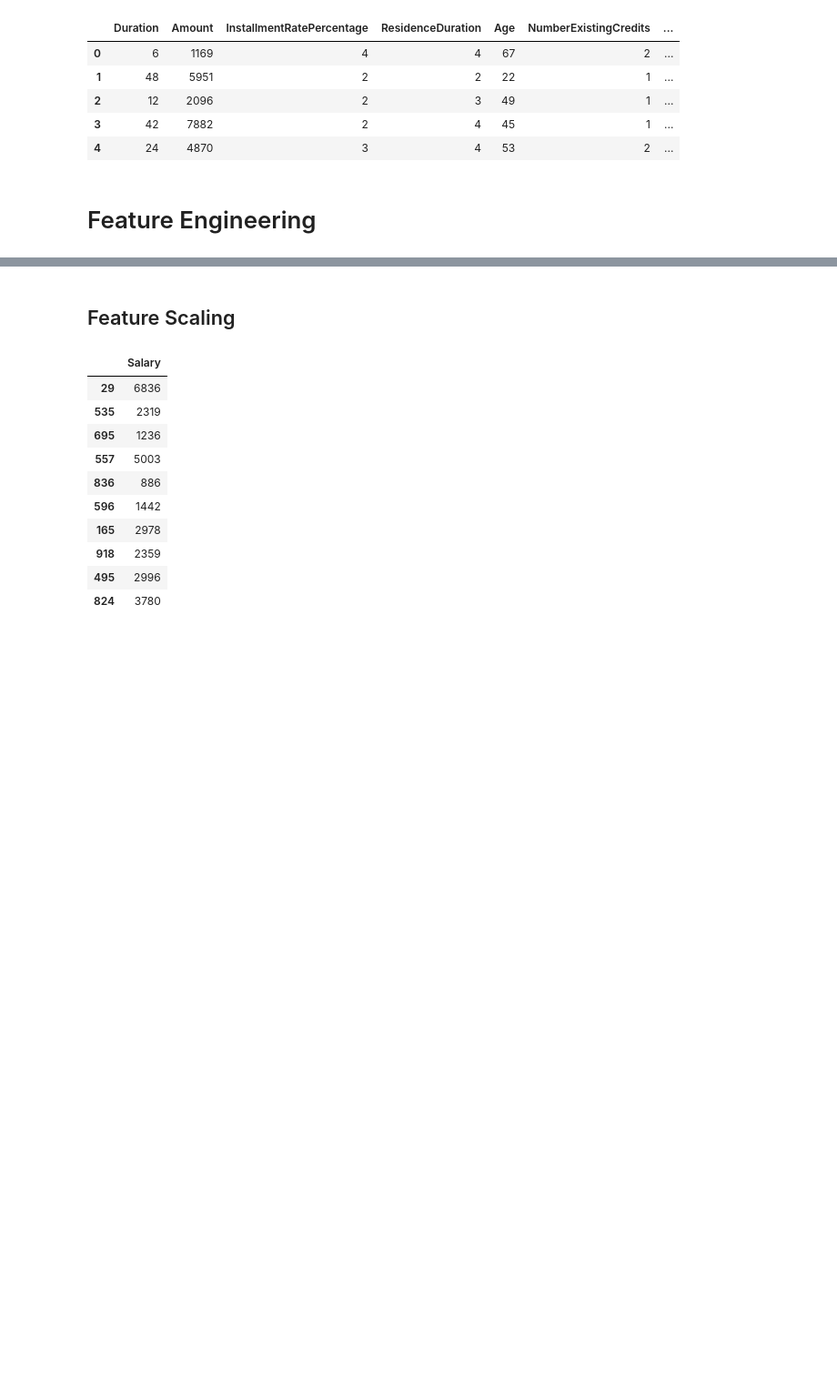
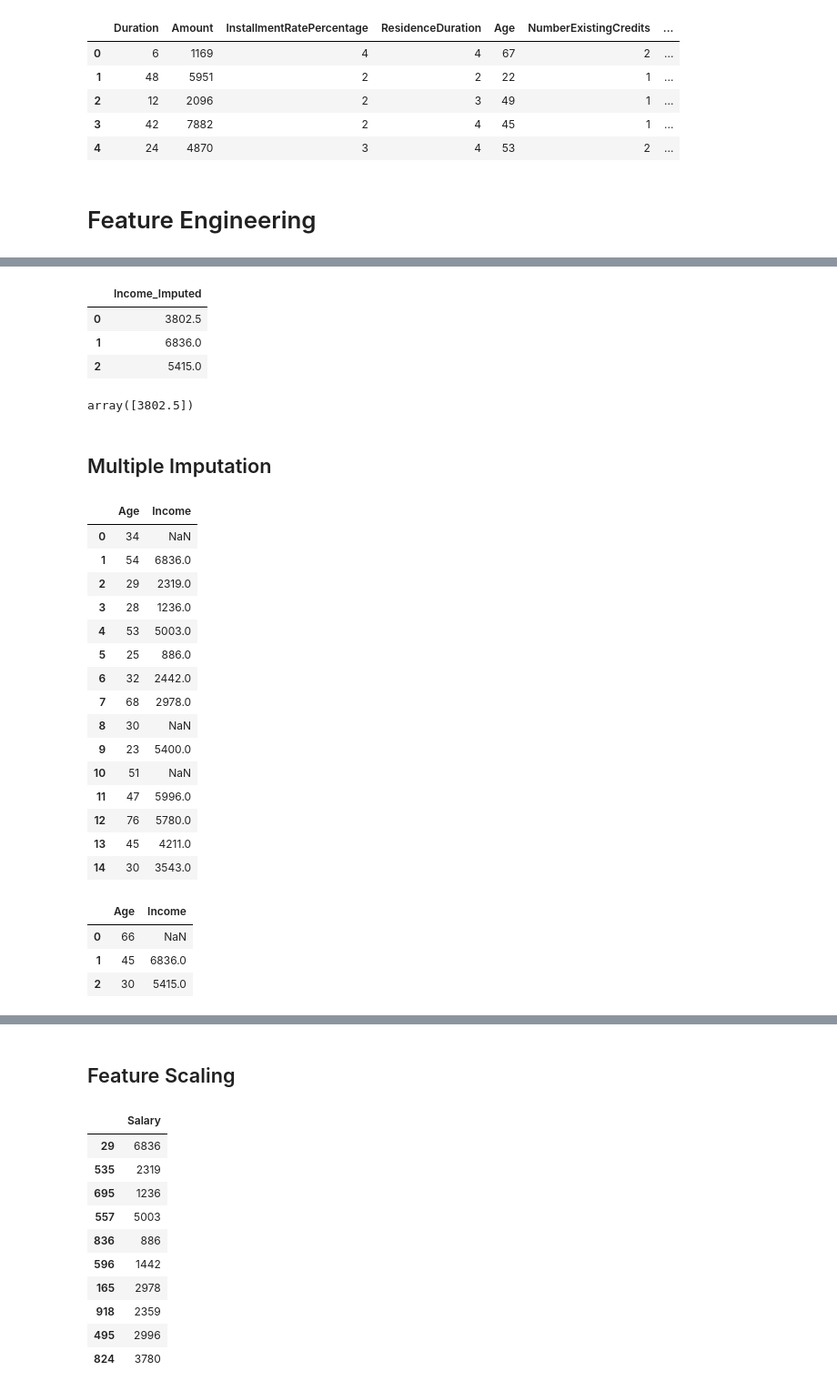
Before and after one commit to stepthom/869_course, a Jupyter notebook: classification/slides_classification_feature_engineering.ipynb, the cells around one changed output, grey strips where cells are left out. Shown at 91% size. Drawn from its saved outputs; the diff is of its cells as text; code cells hidden in the pictures; blank space fills up the shorter version.

```diff
--- a/classification/slides_classification_feature_engineering.ipynb
+++ b/classification/slides_classification_feature_engineering.ipynb
@@ -110,0 +184,49 @@ X_train, X_test, y_train, y_test = train_test_split(X, y, test_size=0.2, random_
+# %%
+X_test[["Income_Imputed"]]
+# %% [output]
+|  | Income_Imputed |
+| 0 | 3802.5 |
+| 1 | 6836.0 |
+| 2 | 5415.0 |
+# %%
+imputer.statistics_
+# %% [output]
+array([3802.5])
+# %% [markdown]
+## Multiple Imputation
+# %%
+#Create a feature with some missing data
+X_train = pd.DataFrame(data={
+                         'Age':    [34, 54, 29, 28, 53, 25, 32, 68, 30, 23, 51, 47, 76, 45, 30],
+                         'Income': [np.NAN, 6836, 2319, 1236, 5003, 886, 2442, 2978, np.NAN, 5400, np.NAN, 5996, 5780, 4211, 3543],
+                         })
+X_train
+
+#Create a feature with some missing data
+X_test = pd.DataFrame(data={
+                         'Age': [66, 45, 30],
+                         'Income': [np.NAN, 6836, 5415],
+                         })
+
+X_test
+# %% [output]
+|  | Age | Income |
+| 0 | 34 | NaN |
+| 1 | 54 | 6836.0 |
+| 2 | 29 | 2319.0 |
+| 3 | 28 | 1236.0 |
+| 4 | 53 | 5003.0 |
+| 5 | 25 | 886.0 |
+| 6 | 32 | 2442.0 |
+| 7 | 68 | 2978.0 |
+| 8 | 30 | NaN |
+| 9 | 23 | 5400.0 |
+| 10 | 51 | NaN |
+| 11 | 47 | 5996.0 |
+| 12 | 76 | 5780.0 |
+| 13 | 45 | 4211.0 |
+| 14 | 30 | 3543.0 |
+|  | Age | Income |
+| 0 | 66 | NaN |
+| 1 | 45 | 6836.0 |
+| 2 | 30 | 5415.0 |
```
Also changed, not shown: parts of 13 cells of this notebook.
